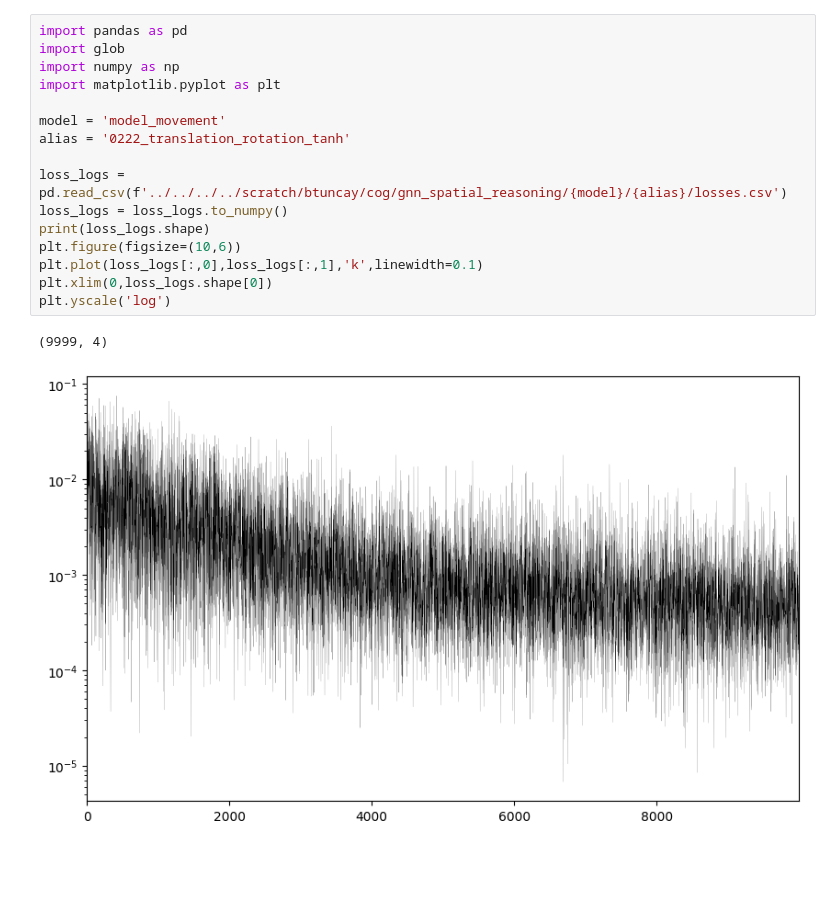
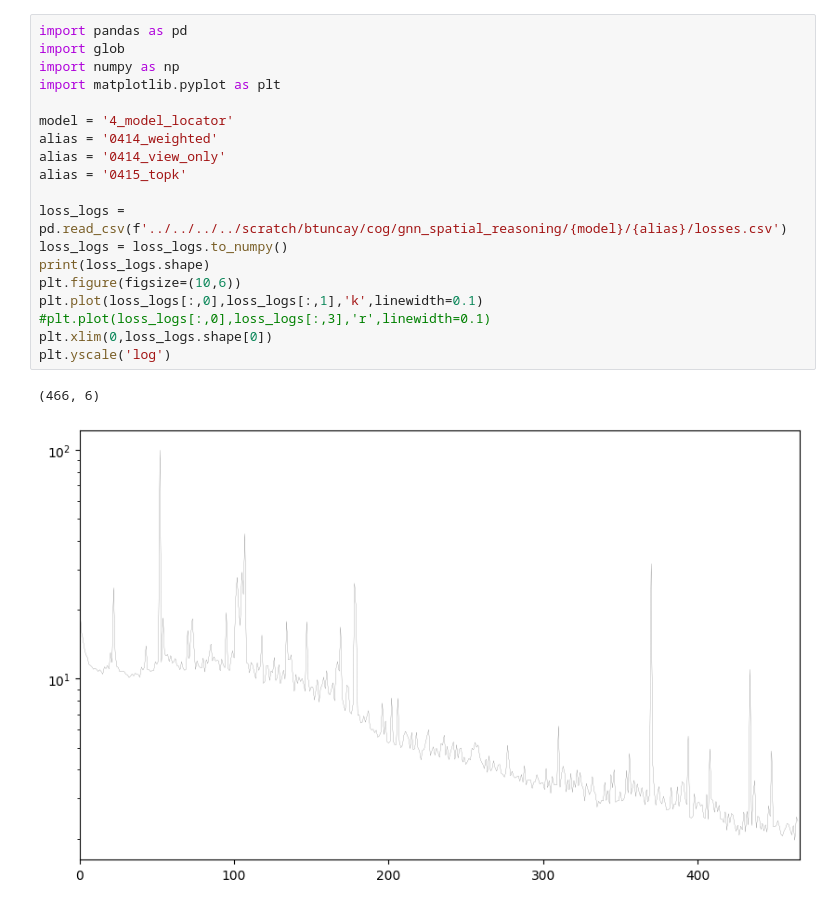
Before and after one commit to bartutuncay/spatial_reasoning, a Jupyter notebook: plot_losses.ipynb, the cells around one changed output. Saved outputs shown, nothing was run; the diff lists cells and outputs as text; blank space fills up the shorter version.

```diff
--- a/plot_losses.ipynb
+++ b/plot_losses.ipynb
@@ -20,19 +163,22 @@ plt.yscale('log')
 # %%
 import pandas as pd
 import glob
 import numpy as np
 import matplotlib.pyplot as plt
 
-model = 'model_movement'
-alias = '0222_translation_rotation_tanh'
+model = '4_model_locator'
+alias = '0414_weighted'
+alias = '0414_view_only'
+alias = '0415_topk'
 
 loss_logs = pd.read_csv(f'../../../../scratch/btuncay/cog/gnn_spatial_reasoning/{model}/{alias}/losses.csv')
 loss_logs = loss_logs.to_numpy()
 print(loss_logs.shape)
 plt.figure(figsize=(10,6))
 plt.plot(loss_logs[:,0],loss_logs[:,1],'k',linewidth=0.1)
+#plt.plot(loss_logs[:,0],loss_logs[:,3],'r',linewidth=0.1)
 plt.xlim(0,loss_logs.shape[0])
 plt.yscale('log')
 # %% [output]
-(9999, 4)
+(466, 6)
-[figure, old version]
+[figure, new version]
```
Also changed, not shown: parts of 6 cells of this notebook, 54 other files.
